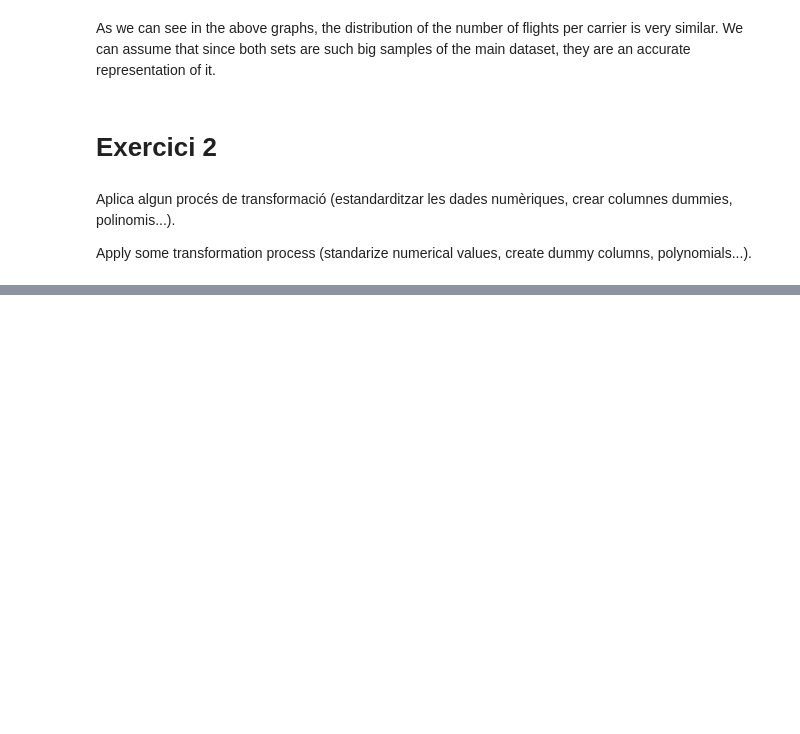
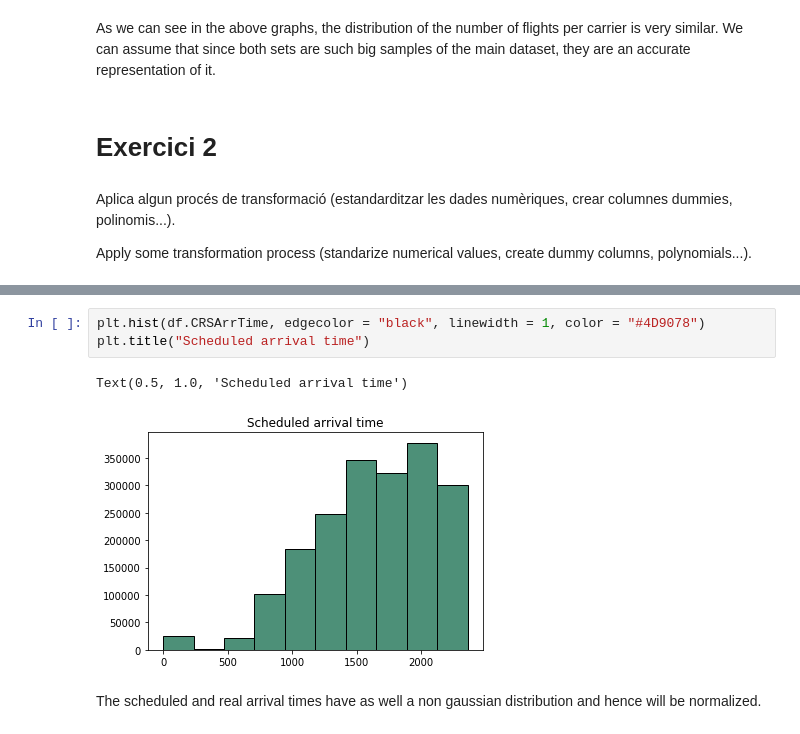
Before and after one commit to mimikyu8/SkLearn_Train_Test, a Jupyter notebook: S09 T01 -Training and test sets.ipynb, the cells around one changed output, grey strips where cells are left out. Drawn from its saved outputs; the diff is of its cells as text; blank space fills up the shorter version.

```diff
--- a/S09 T01 -Training and test sets.ipynb
+++ b/S09 T01 -Training and test sets.ipynb
@@ -213,0 +269,8 @@ df.head()
+# %%
+plt.hist(df.CRSArrTime, edgecolor = "black", linewidth = 1, color = "#4D9078")
+plt.title("Scheduled arrival time")
+# %% [output]
+Text(0.5, 1.0, 'Scheduled arrival time')
+[figure, added]
+# %% [markdown]
+The scheduled and real arrival times have as well a non gaussian distribution and hence will be normalized.
```
Also changed, not shown: parts of 33 cells of this notebook.
